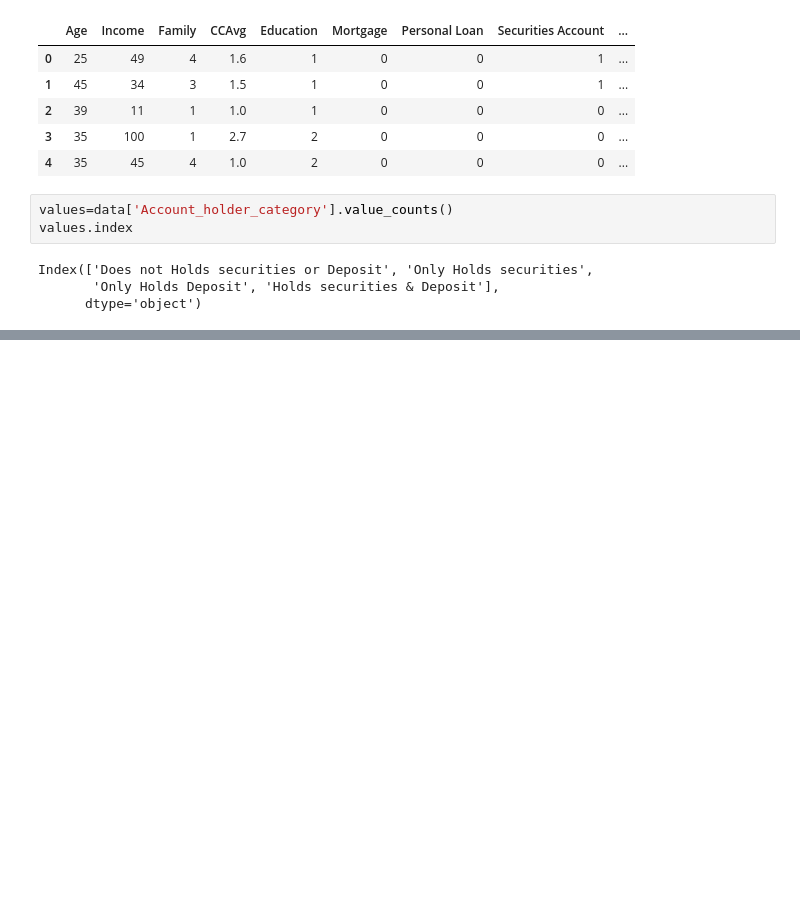
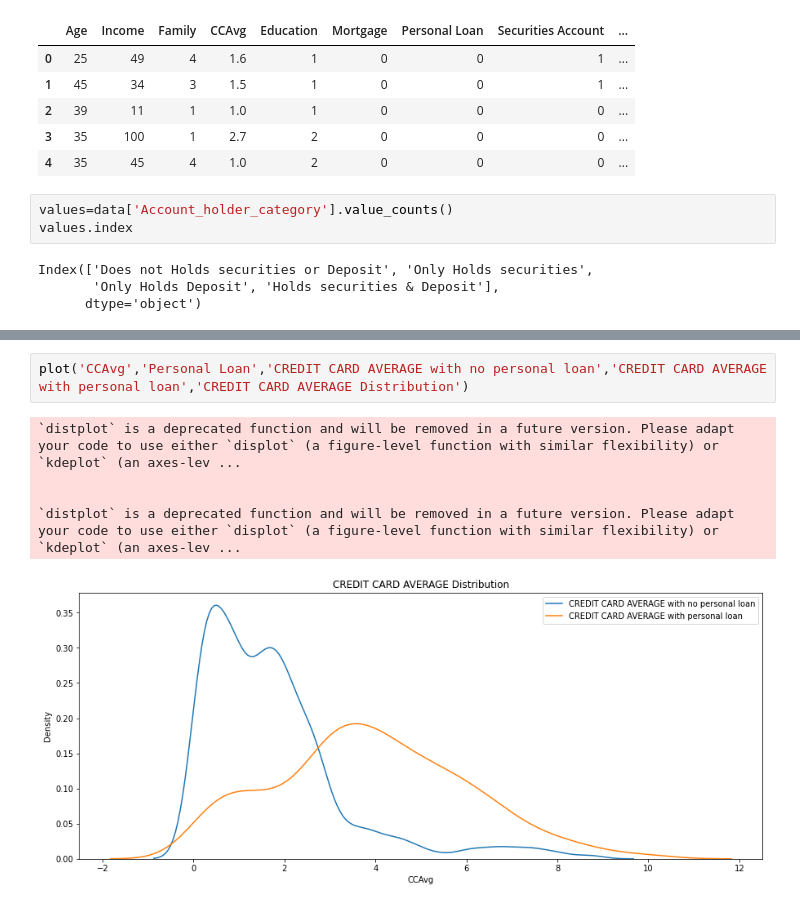
Before and after one commit to MJaiman/Data-Analytics, a Jupyter notebook: Finance_Data_Analysis_Using_Python.ipynb, the cells around one changed output, grey strips where cells are left out. Drawn from its saved outputs; the diff is of its cells as text; blank space fills up the shorter version.

```diff
--- a/Finance_Data_Analysis_Using_Python.ipynb
+++ b/Finance_Data_Analysis_Using_Python.ipynb
@@ -314,0 +346,8 @@ fig.show()
+# %%
+plot('CCAvg','Personal Loan','CREDIT CARD AVERAGE with no personal loan','CREDIT CARD AVERAGE with personal loan','CREDIT CARD AVERAGE Distribution')
+# %% [output]
+`distplot` is a deprecated function and will be removed in a future version. Please adapt your code to use either `displot` (a figure-level function with similar flexibility) or `kdeplot` (an axes-lev ...
+
+
+`distplot` is a deprecated function and will be removed in a future version. Please adapt your code to use either `displot` (a figure-level function with similar flexibility) or `kdeplot` (an axes-lev ...
+[figure, added]
```
Also changed, not shown: parts of 29 cells of this notebook.
